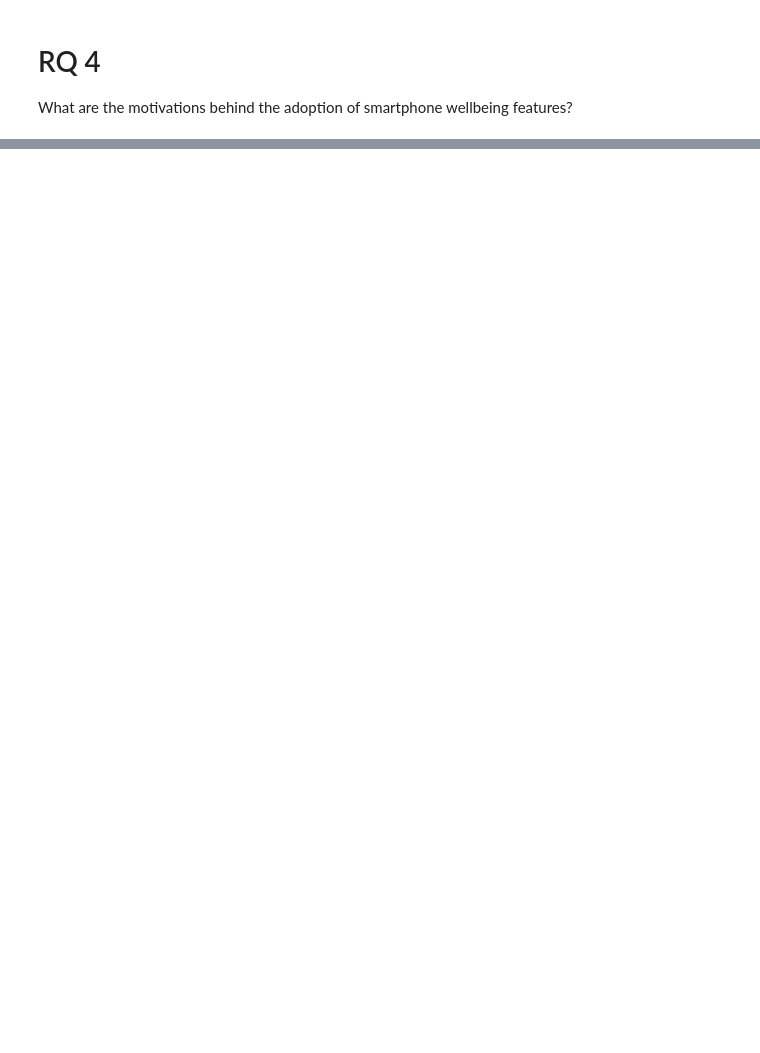
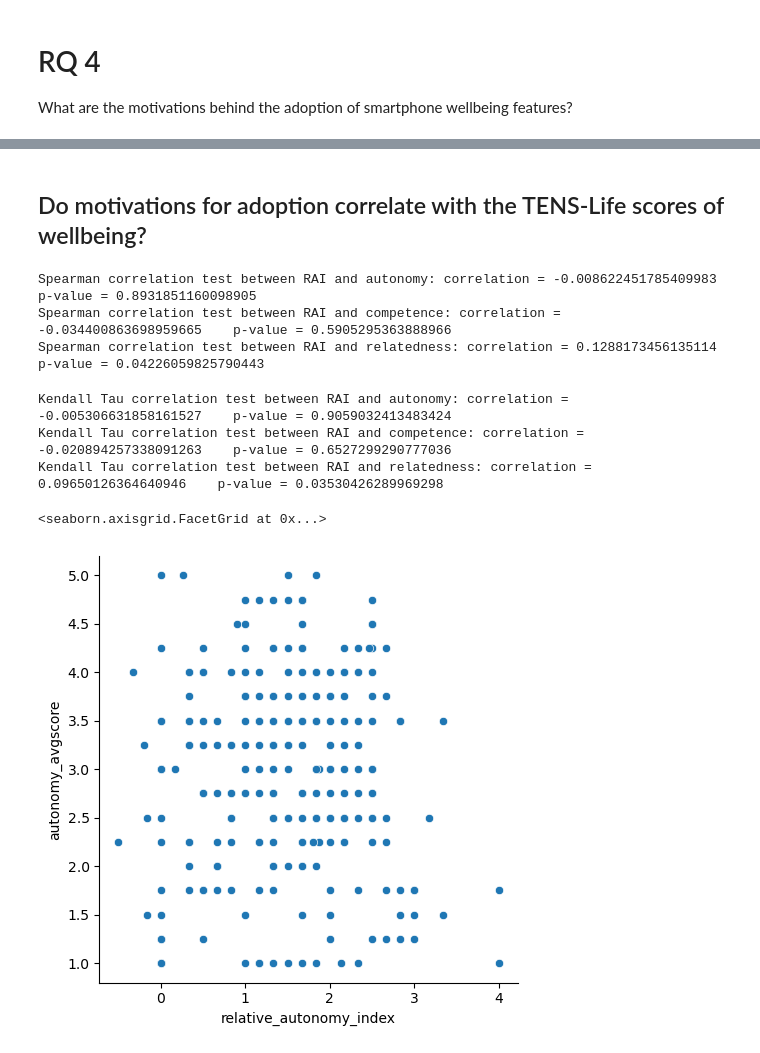
Before and after one commit to smc395/smartphone-wellbeing-study, a Jupyter notebook: analysis.ipynb, the cells around one changed output, grey strips where cells are left out. Cells and saved outputs as stored; diff of their text form; code cells hidden in the pictures; blank space fills up the shorter version.

```diff
--- a/analysis.ipynb
+++ b/analysis.ipynb
@@ -807,0 +823,54 @@ df.loc[df['usage_flag'] == 1, ['autonomous_regulation_score', 'controlled_regula
+# %% [markdown]
+## Do motivations for adoption correlate with the TENS-Life scores of wellbeing?
+# %%
+# https://docs.scipy.org/doc/scipy/reference/generated/scipy.stats.spearmanr.html#scipy.stats.spearmanr
+# Data is ranked so we are using spearman-r which is able to test non-linear relationships
+
+spearmanr_rai_autonomy = stats.spearmanr(acta_df['relative_autonomy_index'], acta_df['autonomy_avgscore'], nan_policy='omit')
+spearmanr_rai_competence = stats.spearmanr(acta_df['relative_autonomy_index'], acta_df['competence_avgscore'], nan_policy='omit')
+spearmanr_rai_relatedness = stats.spearmanr(acta_df['relative_autonomy_index'], acta_df['relatedness_avgscore'], nan_policy='omit')
+
+# autonomy avg score, the less the value, the more feeling of autonomy
+print('Spearman correlation test between RAI and autonomy: correlation =', spearmanr_rai_autonomy[0], '   p-value =', spearmanr_rai_autonomy[1] )
+print('Spearman correlation test between RAI and competence: correlation =', spearmanr_rai_competence[0], '   p-value =', spearmanr_rai_competence[1] )
+print('Spearman correlation test between RAI and relatedness: correlation =', spearmanr_rai_relatedness[0], '   p-value =', spearmanr_rai_relatedness[1] )
+
+# The relationship between RAI and autonomy is a weak negative correlation and not statistically significant
+# This negative realtionship means as motivation becomes more intrinsic, autonomy score decreases. This is negatively scored so lower score = autonomy feeling increases
+# The negative relationship is expected as initrinsic motivations for adoption increase, I expected autonomy score to decrease since the scoring is reverse
+# What is surprising is that there seems to be no statistically significant relationship between RAI and autonomy
+
+# The relationship between RAI and competence is a weak negative correlation and not statistically significant
+# Negative relationship means as motivation becomes more intrinsic competence score decreases. This is negatively scored so lower score = competence feeling increases
+#
+
+# The realtionship between RAI and relateness is a weak positive correlation and statistically significant
+# This positive relationship means as motivation becomes more intrinsic, relatedness score increases. This is positively scored so higher score = more feeling of relatedness
+#
+# %% [output]
+Spearman correlation test between RAI and autonomy: correlation = -0.008622451785409983    p-value = 0.8931851160098905
+Spearman correlation test between RAI and competence: correlation = -0.034400863698959665    p-value = 0.5905295363888966
+Spearman correlation test between RAI and relatedness: correlation = 0.1288173456135114    p-value = 0.04226059825790443
+# %%
+# Kendall Tau also handles ordinal data and correlation tests
+# https://docs.scipy.org/doc/scipy/reference/generated/scipy.stats.kendalltau.html#scipy.stats.kendalltau
+
+kendalltau_rai_autonomy = stats.kendalltau(acta_df['relative_autonomy_index'], acta_df['autonomy_avgscore'], nan_policy='omit')
+kendalltau_rai_competence = stats.kendalltau(acta_df['relative_autonomy_index'], acta_df['competence_avgscore'], nan_policy='omit')
+kendalltau_rai_relatedness = stats.kendalltau(acta_df['relative_autonomy_index'], acta_df['relatedness_avgscore'], nan_policy='omit')
+
+# autonomy avg score, the less the value, the more feeling of autonomy
+print('Kendall Tau correlation test between RAI and autonomy: correlation =', kendalltau_rai_autonomy[0], '   p-value =', kendalltau_rai_autonomy[1] )
+print('Kendall Tau correlation test between RAI and competence: correlation =', kendalltau_rai_competence[0], '   p-value =', kendalltau_rai_competence[1] )
+print('Kendall Tau correlation test between RAI and relatedness: correlation =', kendalltau_rai_relatedness[0], '   p-value =', kendalltau_rai_relatedness[1] )
+
+# The results are similar to the spearman-r test
+# %% [output]
+Kendall Tau correlation test between RAI and autonomy: correlation = -0.005306631858161527    p-value = 0.9059032413483424
+Kendall Tau correlation test between RAI and competence: correlation = -0.020894257338091263    p-value = 0.6527299290777036
+Kendall Tau correlation test between RAI and relatedness: correlation = 0.09650126364640946    p-value = 0.03530426289969298
+# %%
+sns.relplot(data=acta_df, x='relative_autonomy_index', y='autonomy_avgscore')
+# %% [output]
+<seaborn.axisgrid.FacetGrid at 0x...>
+[figure, added]
```
Also changed, not shown: parts of 14 cells of this notebook.
